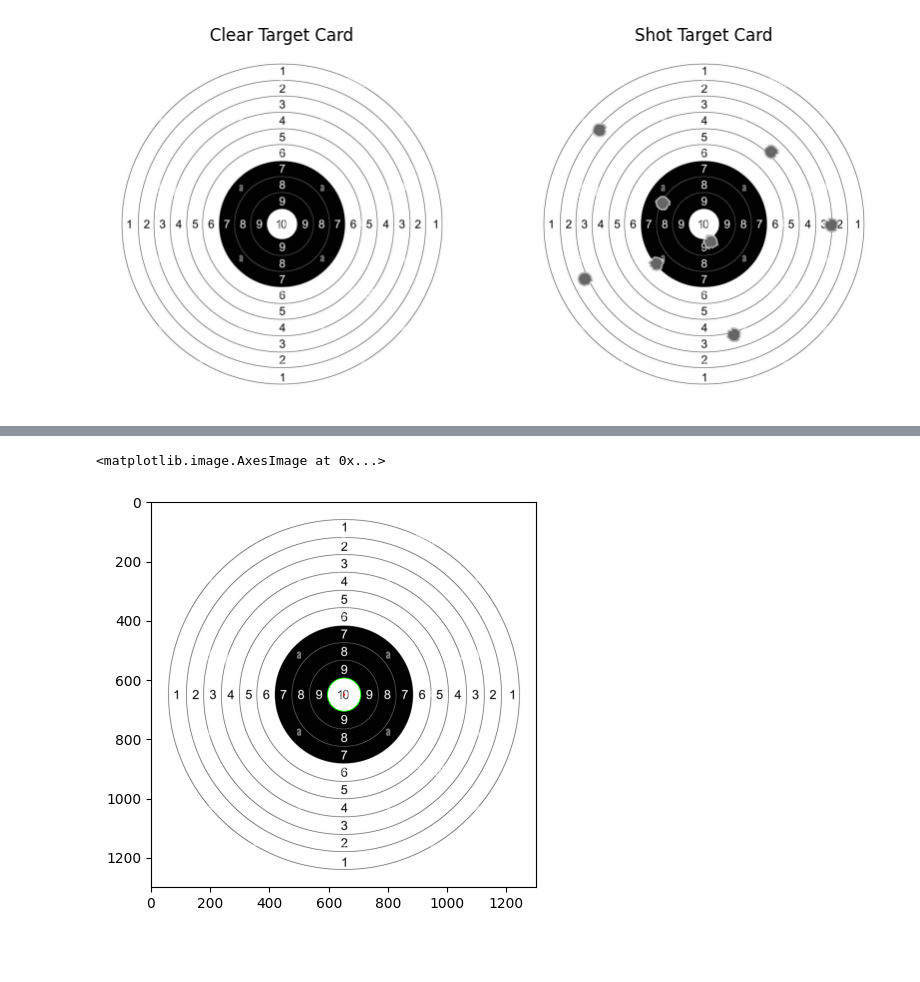
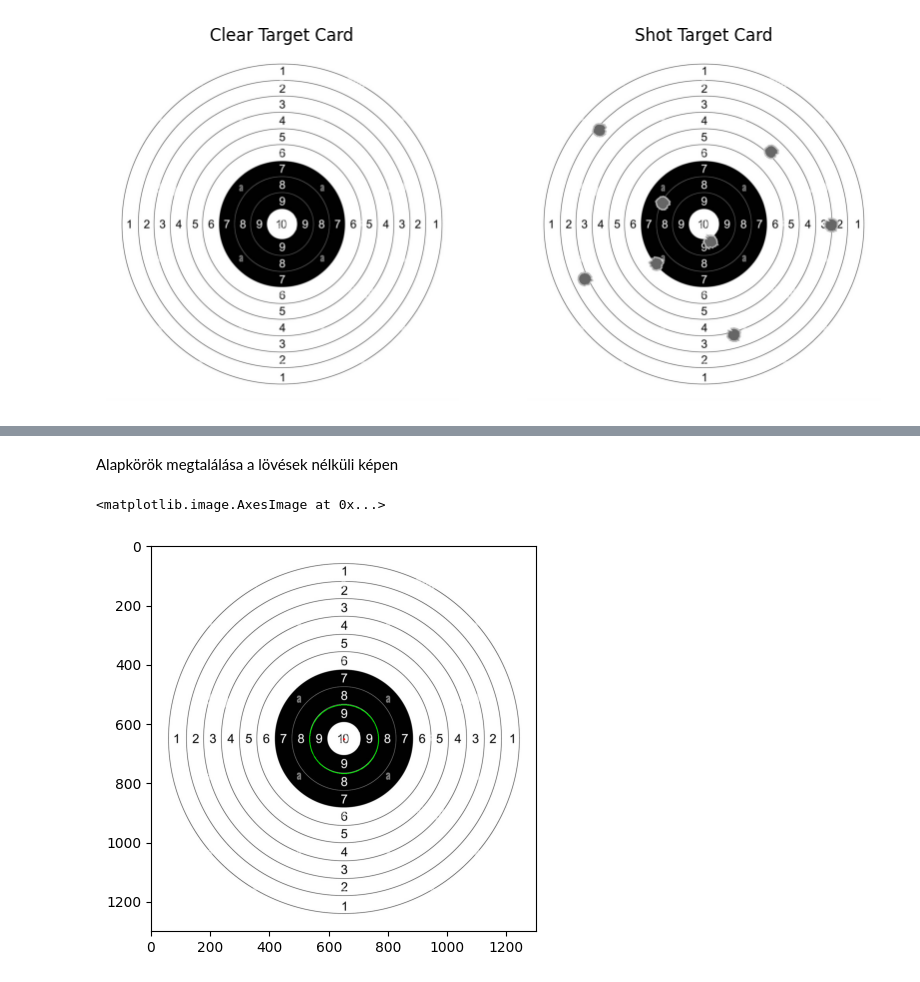
Before and after one commit to BrMrtn/GoogleColab, a Jupyter notebook: Képfeldolgozás/khf6_Lőlap.ipynb, the cells around one changed output, grey strips where cells are left out. Drawn from its saved outputs; the diff is of its cells as text; code cells hidden in the pictures; blank space fills up the shorter version.

```diff
--- a/Képfeldolgozás/khf6_Lőlap.ipynb
+++ b/Képfeldolgozás/khf6_Lőlap.ipynb
@@ -45,0 +51,2 @@ target_card_shot = cv2.cvtColor(target_card_shot, cv2.COLOR_BGR2GRAY)
+# %% [markdown]
+Alapkörök megtalálása a lövések nélküli képen
@@ -46,27 +64,15 @@ target_card_shot = cv2.cvtColor(target_card_shot, cv2.COLOR_BGR2GRAY)
 # %%
-# Alapkörök megtalálása a lövések nélküli képen
+found_circles = cv2.HoughCircles(target_card, cv2.HOUGH_GRADIENT, 1, 1000, param1=200, param2=10, minRadius=2*56-10, maxRadius=2*56+10) # image, method, 1 (accumulator res = img res), minDist,
+found_circles = np.uint16(np.around(found_circles)) # típuskonverzió (ne legyen pl. 2.4-edik pixel)
 
-width = 56 # A gyűrű egyes csíkjainak szélessége (a 10-es kör sugara).
-# közép: 650, 650
-
-
-base_circles = []
-
-# 10-es kör megtalálása
-found_circles = cv2.HoughCircles(target_card, cv2.HOUGH_GRADIENT, 1, 1000, param1=200, param2=10, minRadius=56-10, maxRadius=56+10) # image, method, 1 (accumulator res = img res), minDist,
-found_circles = np.uint16(np.around(found_circles)) # típuskonverzió (ne legyen pl. 2.4-edik pixel)
-circle10 = found_circles[0, 0]
-base_circles.append(circle10)
-
-
-target_card = cv2.cvtColor(target_card, cv2.COLOR_GRAY2BGR)
+target_card1 = cv2.cvtColor(target_card, cv2.COLOR_GRAY2BGR)
 for i in found_circles[0, :]:
-  cv2.circle(target_card, (i[0], i[1]), i[2], (0, 255, 0), 2)
-  cv2.circle(target_card, (i[0], i[1]), 2, (0, 0, 255), 3)
+  cv2.circle(target_card1, (i[0], i[1]), i[2], (0, 255, 0), 2)
+  cv2.circle(target_card1, (i[0], i[1]), 2, (0, 0, 255), 3)
 
 # show target card
 fig, axs = plt.subplots(1, 1, figsize=(10, 5))
-axs.imshow(cv2.cvtColor(target_card, cv2.COLOR_BGR2RGB))
+axs.imshow(cv2.cvtColor(target_card1, cv2.COLOR_BGR2RGB))
 # %% [output]
 <matplotlib.image.AxesImage at 0x...>
-[figure, old version]
+[figure, new version]
```
Also changed, not shown: parts of 11 cells of this notebook.
